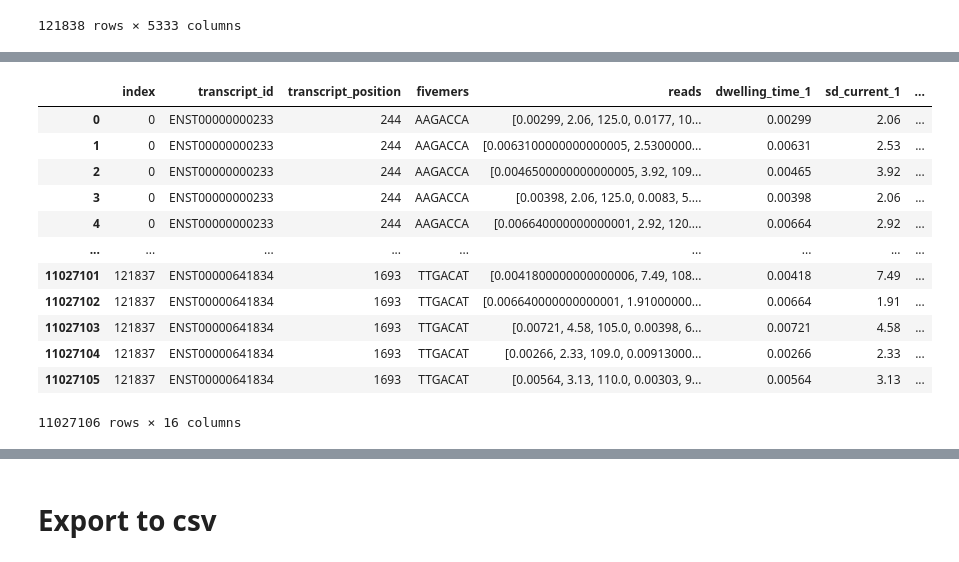
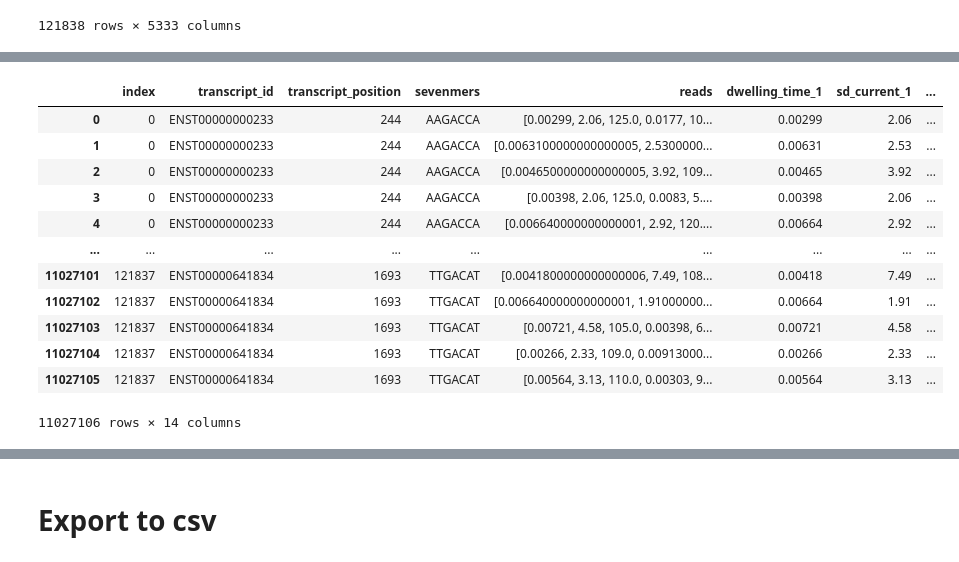
Before and after one commit to gohjophine/dsa4262-gnomes, a Jupyter notebook: src/read_json.ipynb, the cells around one changed output, grey strips where cells are left out. Cells and saved outputs as stored; diff of their text form; code cells hidden in the pictures.

```diff
--- a/src/read_json.ipynb
+++ b/src/read_json.ipynb
@@ -22,8 +29,3 @@ df
 | 121836 | NaN | NaN | NaN | NaN | NaN | NaN | ... |
 | 121837 | NaN | NaN | NaN | NaN | NaN | NaN | ... |
 121838 rows × 5333 columns
-# %%
-# column of ENST00000000233 after dropping the null values
-test = df['ENST00000000233'].dropna()
-df2 = pd.DataFrame(test)
-df2
@@ -55,7 +39,7 @@ def split(x):
     return key, value
 # %%
 # expand the nested dictionary
-transcript_list, position_list, fivemers_list, reads_list = [], [], [], []
+transcript_list, position_list, sevenmers_list, reads_list = [], [], [], []
 for colname in df.columns:
     test = df[colname].dropna()
     for row in test: # each row is a dictionary
@@ -64,13 +48,13 @@ for colname in df.columns:
 
         transcript_list.append(colname)
         position_list.append(position)
-        fivemers_list.append(fivemers)
+        sevenmers_list.append(fivemers)
         reads_list.append(reads)
 # %%
 df = pd.DataFrame()
 df['transcript_id'] = transcript_list
 df['transcript_position'] = position_list
-df['fivemers'] = fivemers_list
+df['sevenmers'] = sevenmers_list
 df['reads'] = reads_list
 df
 # %% [output]
@@ -131,2 +112,0 @@ data = pd.read_csv('../data/data.info')
-# %%
-df3['transcript_position'] = df3['transcript_position'].astype(int)
@@ -135,11 +113,10 @@ final_df = df3.merge(data, how='left', on=['transcript_id', 'transcript_position
 # %%
-final_df = final_df.rename(
-    columns = {0:'dwelling_time_1', 1:'sd_current_1', 2:'mean_current_1',
-               3:'dwelling_time_2', 4:'sd_current_2', 5:'mean_current_2',
-               6:'dwelling_time_3', 7:'sd_current_3', 8:'mean_current_3'})
-final_df
+df3 = df3.rename(columns = {0:'dwelling_time_1', 1:'sd_current_1', 2:'mean_current_1',
+                            3:'dwelling_time_2', 4:'sd_current_2', 5:'mean_current_2',
+                            6:'dwelling_time_3', 7:'sd_current_3', 8:'mean_current_3'})
+df3
 # %% [output]
-|  | index | transcript_id | transcript_position | fivemers | reads | dwelling_time_1 | sd_current_1 | ... |
+|  | index | transcript_id | transcript_position | sevenmers | reads | dwelling_time_1 | sd_current_1 | ... |
 | 0 | 0 | ENST00000000233 | 244 | AAGACCA | [0.00299, 2.06, 125.0, 0.0177, 10... | 0.00299 | 2.06 | ... |
 | 1 | 0 | ENST00000000233 | 244 | AAGACCA | [0.0063100000000000005, 2.5300000... | 0.00631 | 2.53 | ... |
 | 2 | 0 | ENST00000000233 | 244 | AAGACCA | [0.0046500000000000005, 3.92, 109... | 0.00465 | 3.92 | ... |
@@ -151,5 +128,5 @@ final_df
 | 11027103 | 121837 | ENST00000641834 | 1693 | TTGACAT | [0.00721, 4.58, 105.0, 0.00398, 6... | 0.00721 | 4.58 | ... |
 | 11027104 | 121837 | ENST00000641834 | 1693 | TTGACAT | [0.00266, 2.33, 109.0, 0.00913000... | 0.00266 | 2.33 | ... |
 | 11027105 | 121837 | ENST00000641834 | 1693 | TTGACAT | [0.00564, 3.13, 110.0, 0.00303, 9... | 0.00564 | 3.13 | ... |
-11027106 rows × 16 columns
+11027106 rows × 14 columns
 # %%
```
Also changed, not shown: parts of 12 cells of this notebook, 1 other file.
